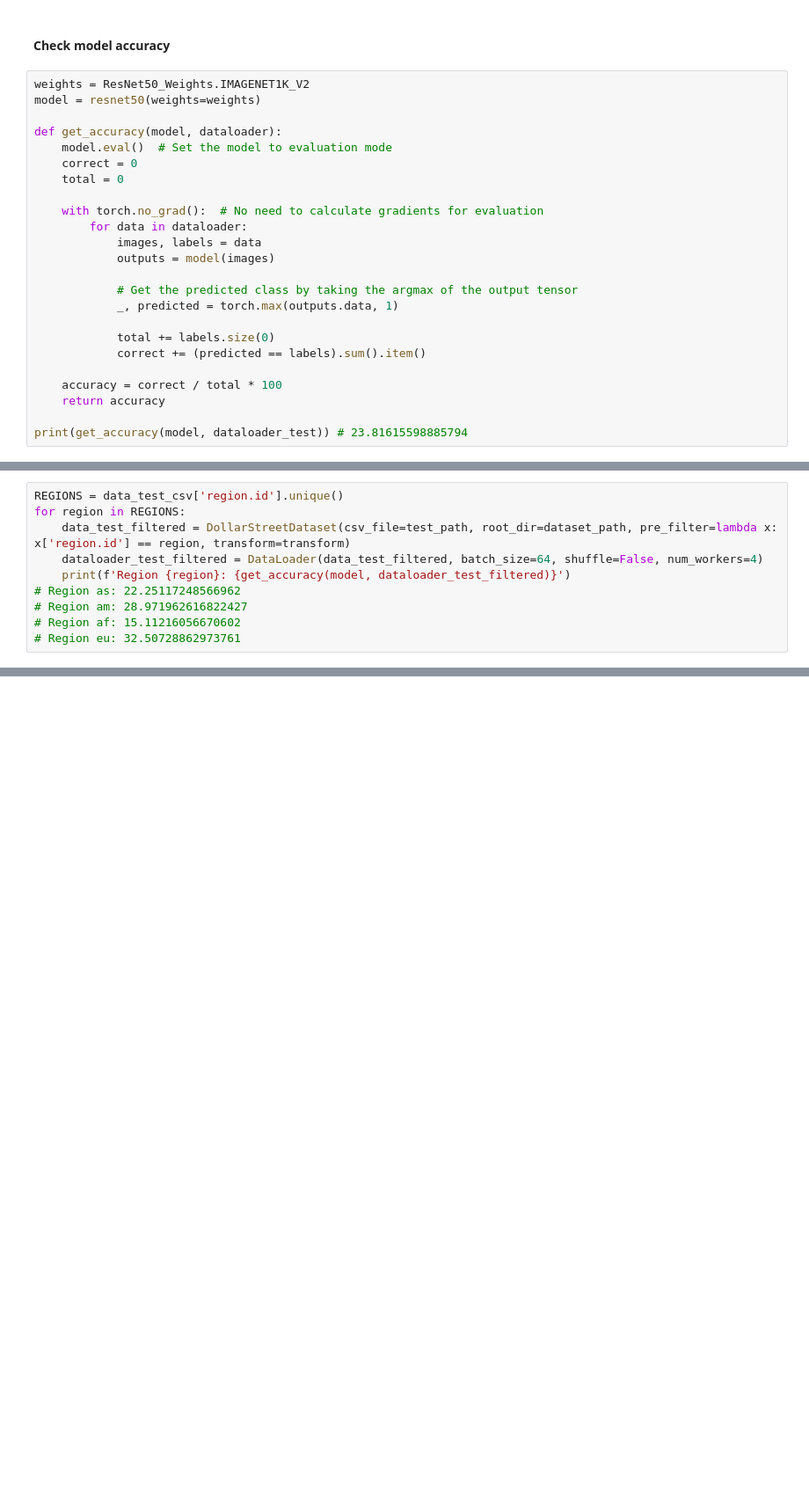
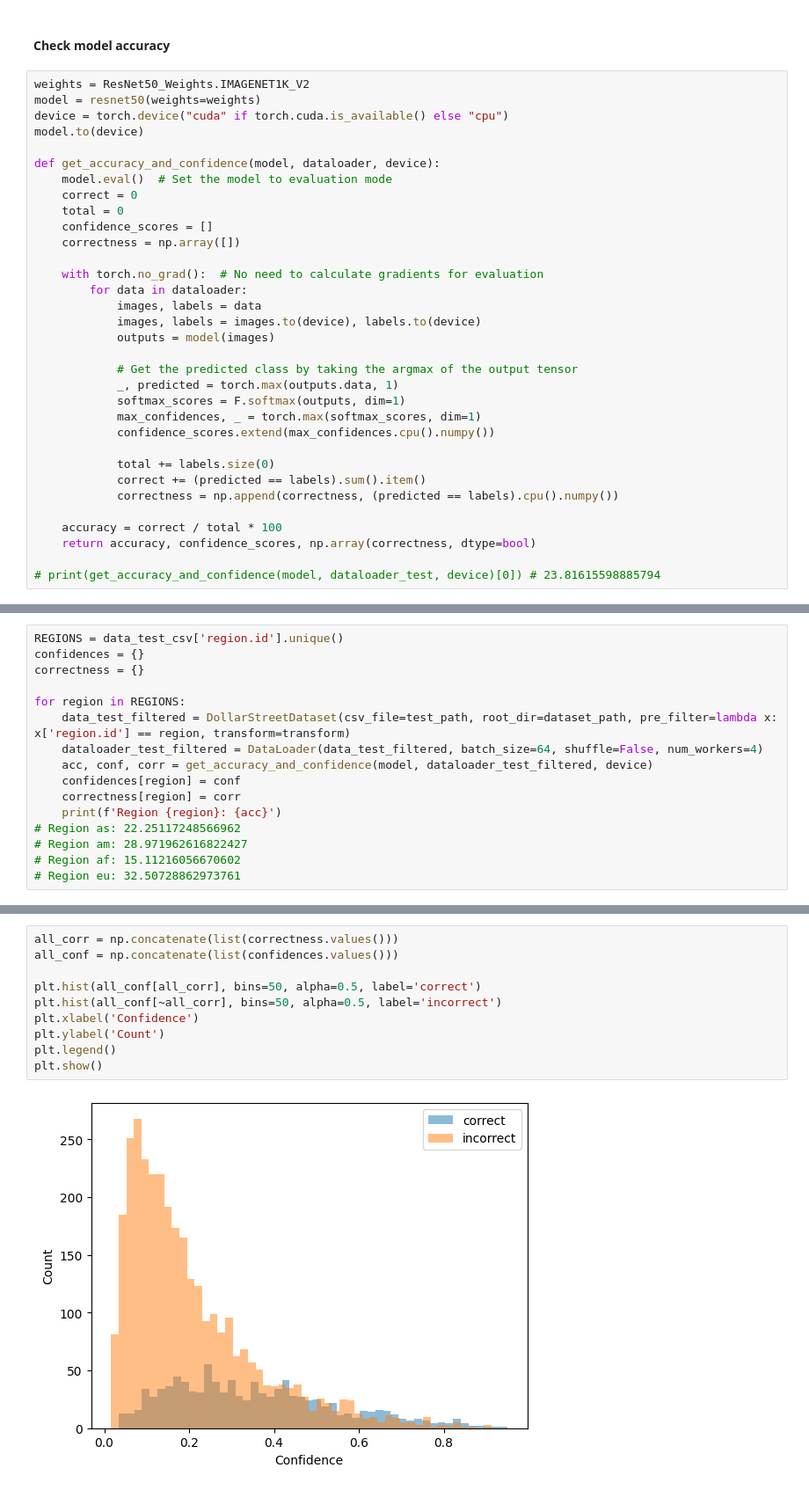
Before and after one commit to cleverhans-lab/suitability, a Jupyter notebook: dollarstreet.ipynb, the cells around one changed output, grey strips where cells are left out. Shown at 88% size. Saved outputs shown, nothing was run; the diff lists cells and outputs as text; blank space fills up the shorter version.

```diff
--- a/dollarstreet.ipynb
+++ b/dollarstreet.ipynb
@@ -68,25 +71,34 @@ dataloader_test = DataLoader(data_test, batch_size=64, shuffle=False, num_worker
 # %%
 weights = ResNet50_Weights.IMAGENET1K_V2
 model = resnet50(weights=weights)
+device = torch.device("cuda" if torch.cuda.is_available() else "cpu")
+model.to(device)
 
-def get_accuracy(model, dataloader):
+def get_accuracy_and_confidence(model, dataloader, device):
     model.eval()  # Set the model to evaluation mode
     correct = 0
     total = 0
+    confidence_scores = []
+    correctness = np.array([])
 
     with torch.no_grad():  # No need to calculate gradients for evaluation
         for data in dataloader:
             images, labels = data
+            images, labels = images.to(device), labels.to(device)
             outputs = model(images)
 
             # Get the predicted class by taking the argmax of the output tensor
             _, predicted = torch.max(outputs.data, 1)
+            softmax_scores = F.softmax(outputs, dim=1)
+            max_confidences, _ = torch.max(softmax_scores, dim=1)
+            confidence_scores.extend(max_confidences.cpu().numpy())
 
             total += labels.size(0)
             correct += (predicted == labels).sum().item()
+            correctness = np.append(correctness, (predicted == labels).cpu().numpy())
 
     accuracy = correct / total * 100
-    return accuracy
+    return accuracy, confidence_scores, np.array(correctness, dtype=bool)
 
-print(get_accuracy(model, dataloader_test)) # 23.81615598885794
+# print(get_accuracy_and_confidence(model, dataloader_test, device)[0]) # 23.81615598885794
 # %% [markdown]
@@ -94,9 +106,15 @@ print(get_accuracy(model, dataloader_test)) # 23.81615598885794
 # %%
 REGIONS = data_test_csv['region.id'].unique()
+confidences = {}
+correctness = {}
+
 for region in REGIONS:
     data_test_filtered = DollarStreetDataset(csv_file=test_path, root_dir=dataset_path, pre_filter=lambda x: x['region.id'] == region, transform=transform)
     dataloader_test_filtered = DataLoader(data_test_filtered, batch_size=64, shuffle=False, num_workers=4)
-    print(f'Region {region}: {get_accuracy(model, dataloader_test_filtered)}')
+    acc, conf, corr = get_accuracy_and_confidence(model, dataloader_test_filtered, device)
+    confidences[region] = conf
+    correctness[region] = corr
+    print(f'Region {region}: {acc}')
 # Region as: 22.25117248566962
 # Region am: 28.971962616822427
 # Region af: 15.11216056670602
@@ -103,0 +127,12 @@ for region in REGIONS:
+# %%
+all_corr = np.concatenate(list(correctness.values()))
+all_conf = np.concatenate(list(confidences.values()))
+
+plt.hist(all_conf[all_corr], bins=50, alpha=0.5, label='correct')
+plt.hist(all_conf[~all_corr], bins=50, alpha=0.5, label='incorrect')
+plt.xlabel('Confidence')
+plt.ylabel('Count')
+plt.legend()
+plt.show()
+# %% [output]
+[figure, added]
```
Also changed, not shown: parts of 9 cells of this notebook, 1 other file.
